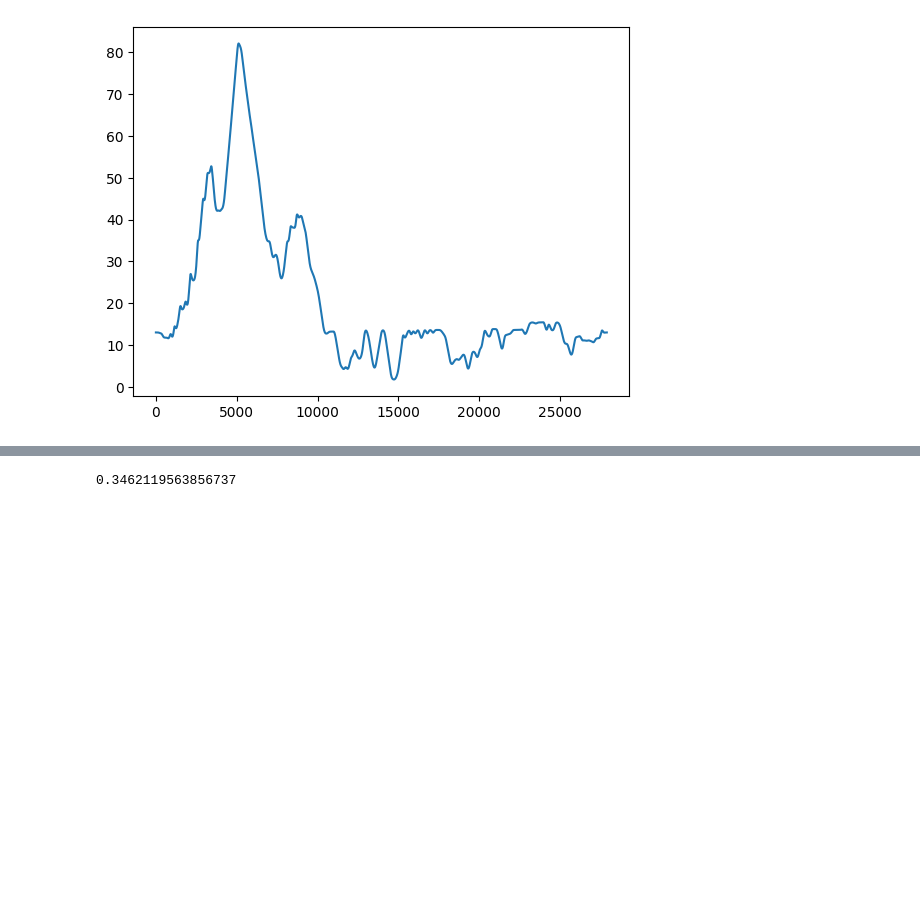
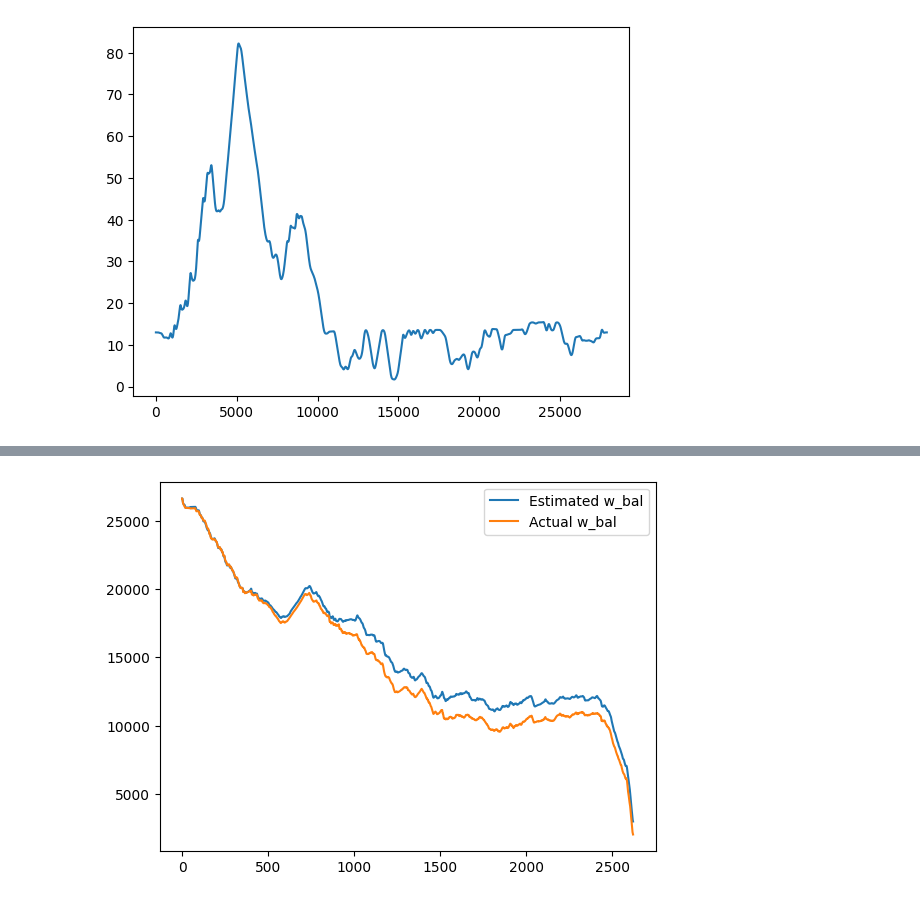
Before and after one commit to henrikub/Model-Based-Optimization-of-Pacing-Strategies-in-Road-Cycling, a Jupyter notebook: mechanical_model.ipynb, the cells around one changed output, grey strips where cells are left out. Cells and saved outputs as stored; diff of their text form; code cells hidden in the pictures; blank space fills up the shorter version.

Commit message:
Add w_bal file and implement w_balance as a state for the system

```diff
--- a/mechanical_model.ipynb
+++ b/mechanical_model.ipynb
@@ -80,35 +68,28 @@ def bicycle_update(t, x, u, params={}):
     A = params.get('A', 0.4)
     eta = params.get('eta', 1)
     slope = params.get('slope')
-    # w_prime = params.get('w_prime', 26630)
-    # cp = params.get('cp', 265)
+    w_prime = params.get('w_prime', 26630)
+    cp = params.get('cp', 265)
 
     # Variables for states and input
     v = x[1]
-    #w_bal = x[2]
+    w_bal = x[2]
     power = u[0]
-
-    #dw_bal = 0
-    new = 0
-    # if power < cp:
-    #     new = w_prime - (w_prime - w_bal) * np.power(np.e, -(cp - power)/w_prime)
-    #     dw_bal = w_bal + new
-    # else:
-    #     new = w_bal - (power - cp)
-    #     dw_bal = w_bal - new
-
+    dw_bal = 0
+    if power < cp:
+        dw_bal = (1-w_bal/w_prime)*(cp-power)
+    else:
+        dw_bal = -(power - cp)
 
     dv = 1/v * 1/(m + Iw/r**2) * (eta*power - m*g*v*slope[int(t)] - my*m*g*v - b0*v - b1*v**2 - 0.5*Cd*rho*A*v**3)
 
-    return np.array([v, dv])
+    return np.array([v, dv, dw_bal])
 
 def bicycle_output(t, x, u, params):
     return x
 
-bicycle_system = ct.NonlinearIOSystem(bicycle_update, bicycle_output, states=2, name='bicycle', inputs=('u'), outputs=('p', 'v'))
+bicycle_system = ct.NonlinearIOSystem(bicycle_update, bicycle_output, states=3, name='bicycle', inputs=('u'), outputs=('p', 'v', 'w'))
 # %%
-# u = [630]*200
-# t = np.arange(200)
 u = activity.power
 t = activity.time
 
@@ -130,7 +111,7 @@ params = {
     'eta': 1
 }
 
-response = ct.input_output_response(bicycle_system,  t, u, [0, 11.11], params)
+response = ct.input_output_response(bicycle_system,  t, u, [0, 11.11, 26630], params)
 t, y, u = response.time, response.outputs, response.inputs
 # %%
 plt.plot(t, y[1]*3.6)
@@ -143,5 +124,10 @@ plt.show()
-# %%
-# A for time trial
-0.0293 * np.power(1.8, 0.725) * np.power(78, 0.425) + 0.0604
-# %% [output]
-0.3462119563856737
+# %%
+from w_bal import w_prime_balance_ode
+w_bal_ode = w_prime_balance_ode(activity.power, 265, 26630)
+
+plt.plot(t, y[2])
+plt.plot(t, w_bal_ode)
+plt.legend(["Estimated w_bal", "Actual w_bal"])
+plt.show()
+# %% [output]
+[figure, added]
```
Also changed, not shown: parts of 5 cells of this notebook, 3 other files.
